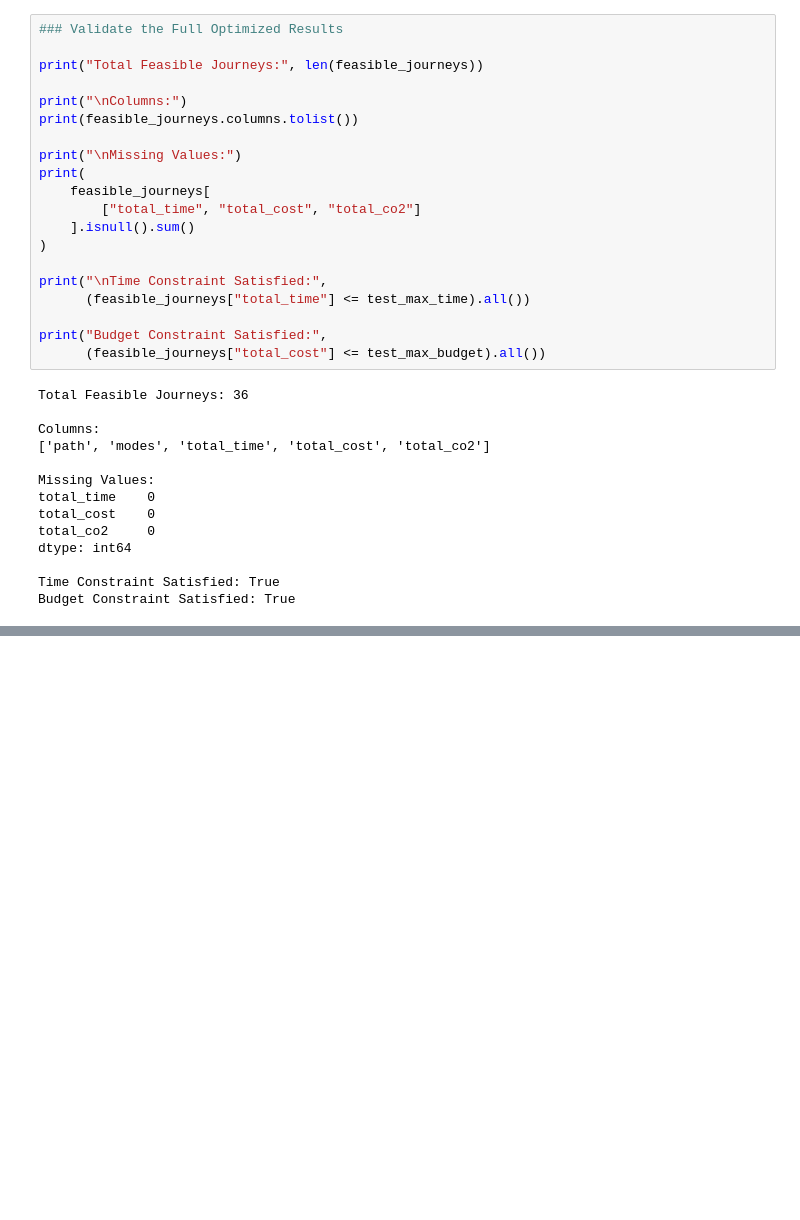
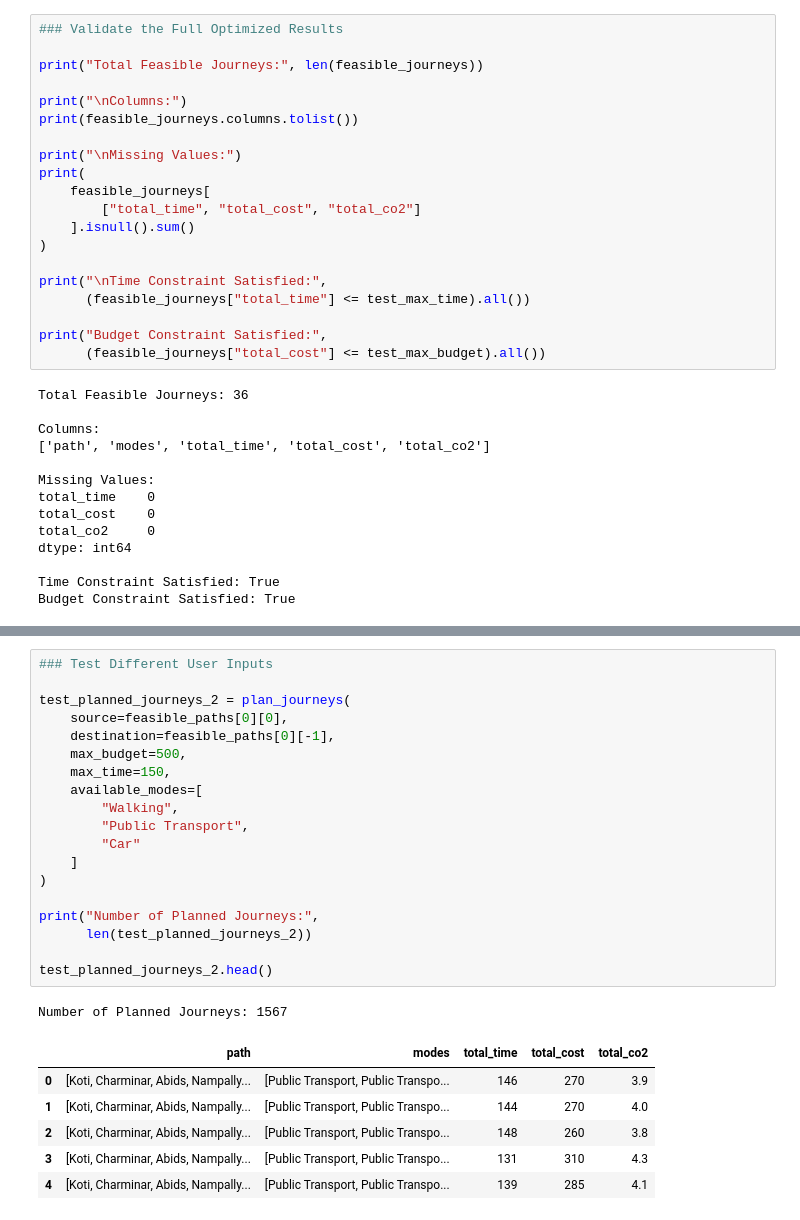
Before and after one commit to thanmai-09/ai-sustainable-multimodal-route-planner, a Jupyter notebook: sustainable_multimodal_route_planner.ipynb, the cells around one changed output, grey strips where cells are left out. Cells and saved outputs as stored; diff of their text form; blank space fills up the shorter version.

```diff
--- a/sustainable_multimodal_route_planner.ipynb
+++ b/sustainable_multimodal_route_planner.ipynb
@@ -1028,0 +1214,27 @@ Budget Constraint Satisfied: True
+# %%
+### Test Different User Inputs
+
+test_planned_journeys_2 = plan_journeys(
+    source=feasible_paths[0][0],
+    destination=feasible_paths[0][-1],
+    max_budget=500,
+    max_time=150,
+    available_modes=[
+        "Walking",
+        "Public Transport",
+        "Car"
+    ]
+)
+
+print("Number of Planned Journeys:",
+      len(test_planned_journeys_2))
+
+test_planned_journeys_2.head()
+# %% [output]
+Number of Planned Journeys: 1567
+|  | path | modes | total_time | total_cost | total_co2 |
+| 0 | [Koti, Charminar, Abids, Nampally... | [Public Transport, Public Transpo... | 146 | 270 | 3.9 |
+| 1 | [Koti, Charminar, Abids, Nampally... | [Public Transport, Public Transpo... | 144 | 270 | 4.0 |
+| 2 | [Koti, Charminar, Abids, Nampally... | [Public Transport, Public Transpo... | 148 | 260 | 3.8 |
+| 3 | [Koti, Charminar, Abids, Nampally... | [Public Transport, Public Transpo... | 131 | 310 | 4.3 |
+| 4 | [Koti, Charminar, Abids, Nampally... | [Public Transport, Public Transpo... | 139 | 285 | 4.1 |
```
Also changed, not shown: parts of 15 cells of this notebook.
